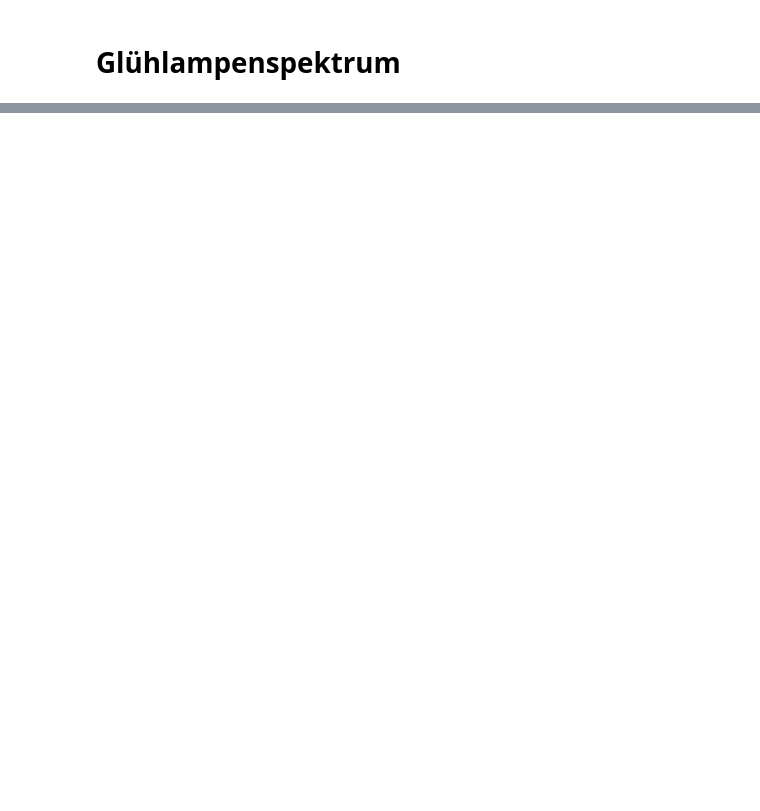
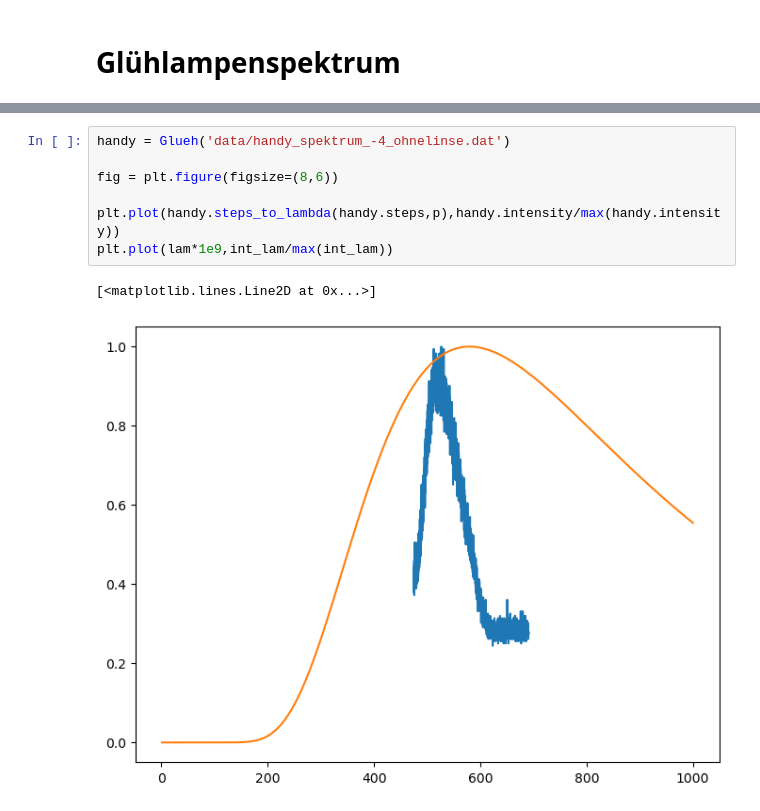
Before and after one commit to hannes-ebe/F-Prak-B, a Jupyter notebook: Jodbanden/gluehlampe.ipynb, the cells around one changed output, grey strips where cells are left out. Saved outputs shown, nothing was run; the diff lists cells and outputs as text; blank space fills up the shorter version.

```diff
--- a/Jodbanden/gluehlampe.ipynb
+++ b/Jodbanden/gluehlampe.ipynb
@@ -34,0 +134,10 @@ plt.plot(spek512.steps,spek512.intensity)
+# %%
+handy = Glueh('data/handy_spektrum_-4_ohnelinse.dat')
+
+fig = plt.figure(figsize=(8,6))
+
+plt.plot(handy.steps_to_lambda(handy.steps,p),handy.intensity/max(handy.intensity))
+plt.plot(lam*1e9,int_lam/max(int_lam))
+# %% [output]
+[<matplotlib.lines.Line2D at 0x...>]
+[figure, added]
```
Also changed, not shown: parts of 7 cells of this notebook.
